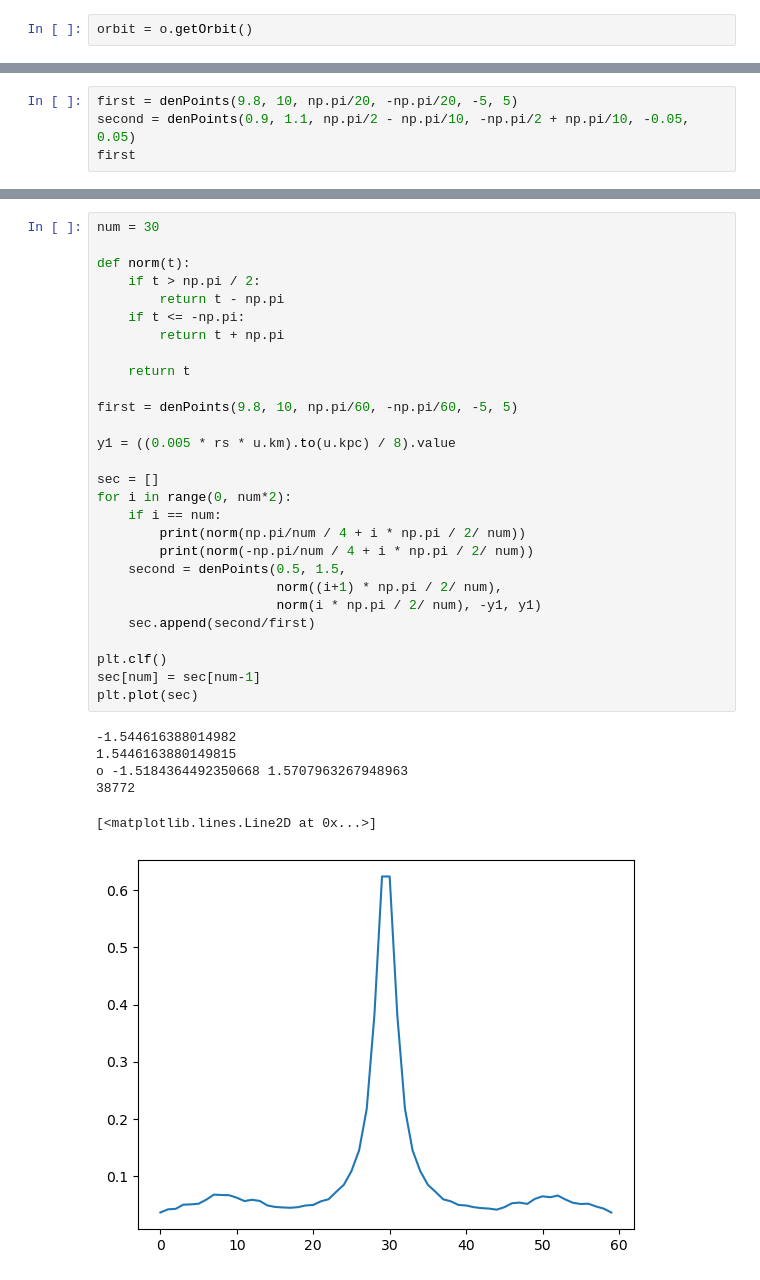
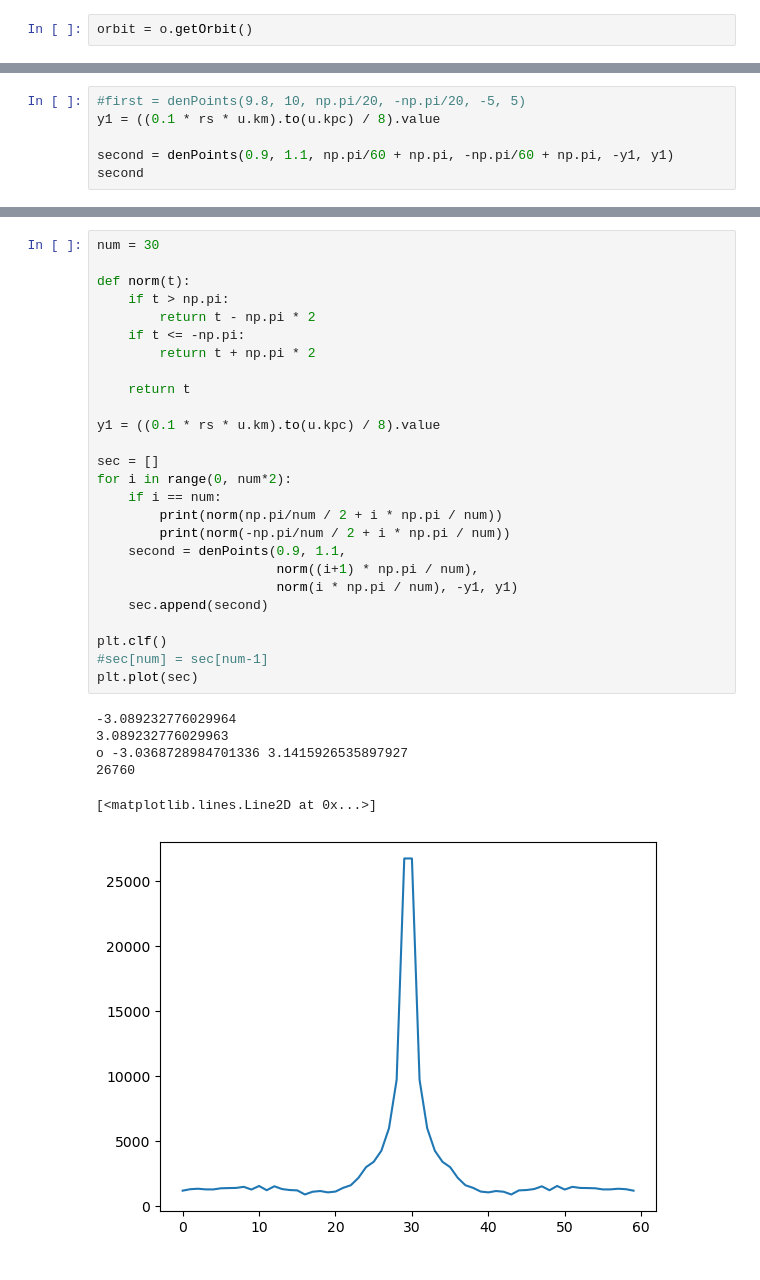
Before and after one commit to shauryagarg145/dark-matter-waves, a Jupyter notebook: solving_trajectories.ipynb, the cells around one changed output, grey strips where cells are left out. Cells and saved outputs as stored; diff of their text form.

```diff
--- a/solving_trajectories.ipynb
+++ b/solving_trajectories.ipynb
@@ -122,5 +104,7 @@ np.float64(-1.5707922343923446)
 # %%
-first = denPoints(9.8, 10, np.pi/20, -np.pi/20, -5, 5)
-second = denPoints(0.9, 1.1, np.pi/2 - np.pi/10, -np.pi/2 + np.pi/10, -0.05, 0.05)
-first
+#first = denPoints(9.8, 10, np.pi/20, -np.pi/20, -5, 5)
+y1 = ((0.1 * rs * u.km).to(u.kpc) / 8).value
+
+second = denPoints(0.9, 1.1, np.pi/60 + np.pi, -np.pi/60 + np.pi, -y1, y1)
+second
 # %% [output]
@@ -134,37 +112,35 @@ $6.0602573 \times 10^{-10} \; \mathrm{kpc}$
 # %%
 num = 30
 
 def norm(t):
-    if t > np.pi / 2:
-        return t - np.pi
+    if t > np.pi:
+        return t - np.pi * 2
     if t <= -np.pi:
-        return t + np.pi
+        return t + np.pi * 2
 
     return t
 
-first = denPoints(9.8, 10, np.pi/60, -np.pi/60, -5, 5)
-
-y1 = ((0.005 * rs * u.km).to(u.kpc) / 8).value
+y1 = ((0.1 * rs * u.km).to(u.kpc) / 8).value
 
 sec = []
 for i in range(0, num*2):
     if i == num:
-        print(norm(np.pi/num / 4 + i * np.pi / 2/ num))
-        print(norm(-np.pi/num / 4 + i * np.pi / 2/ num))
-    second = denPoints(0.5, 1.5,
-                       norm((i+1) * np.pi / 2/ num),
-                       norm(i * np.pi / 2/ num), -y1, y1)
-    sec.append(second/first)
+        print(norm(np.pi/num / 2 + i * np.pi / num))
+        print(norm(-np.pi/num / 2 + i * np.pi / num))
+    second = denPoints(0.9, 1.1,
+                       norm((i+1) * np.pi / num),
+                       norm(i * np.pi / num), -y1, y1)
+    sec.append(second)
 
 plt.clf()
-sec[num] = sec[num-1]
+#sec[num] = sec[num-1]
 plt.plot(sec)
 # %% [output]
--1.544616388014982
-1.5446163880149815
-o -1.5184364492350668 1.5707963267948963
-38772
+-3.089232776029964
+3.089232776029963
+o -3.0368728984701336 3.1415926535897927
+26760
 [<matplotlib.lines.Line2D at 0x...>]
-[figure, old version]
+[figure, new version]
 # %%
 plt.clf()
```
Also changed, not shown: parts of 10 cells of this notebook.
